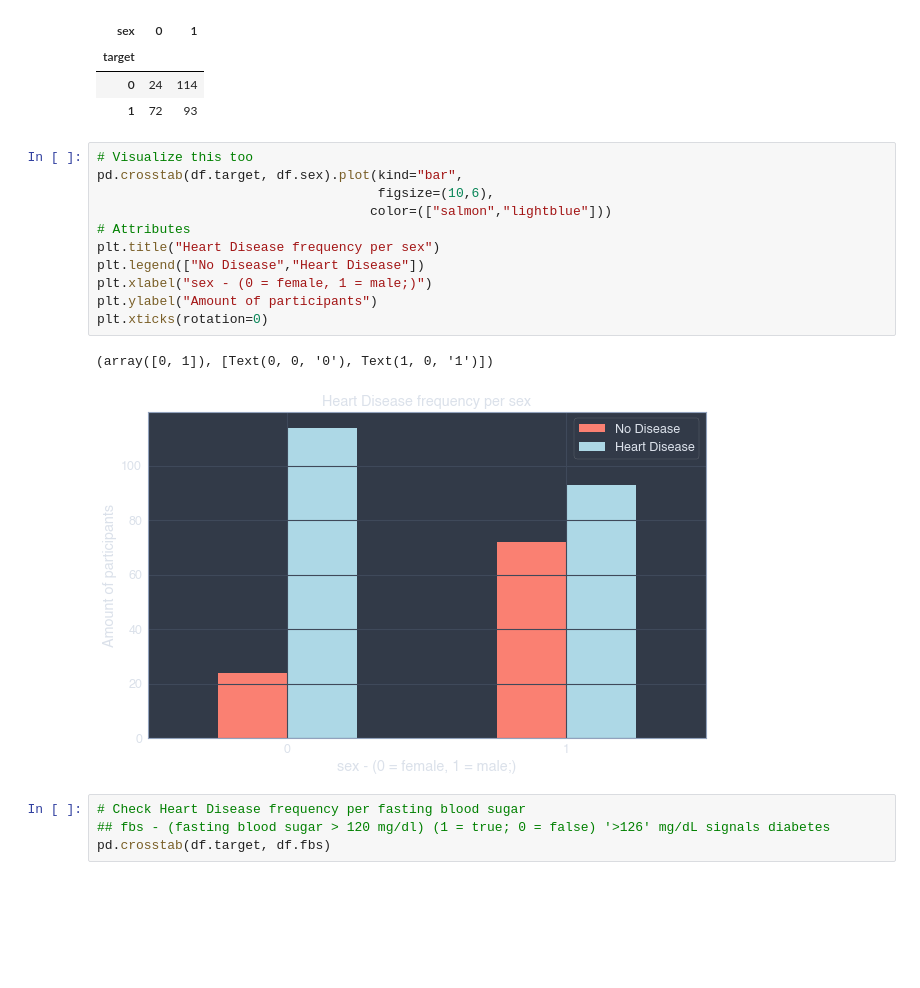
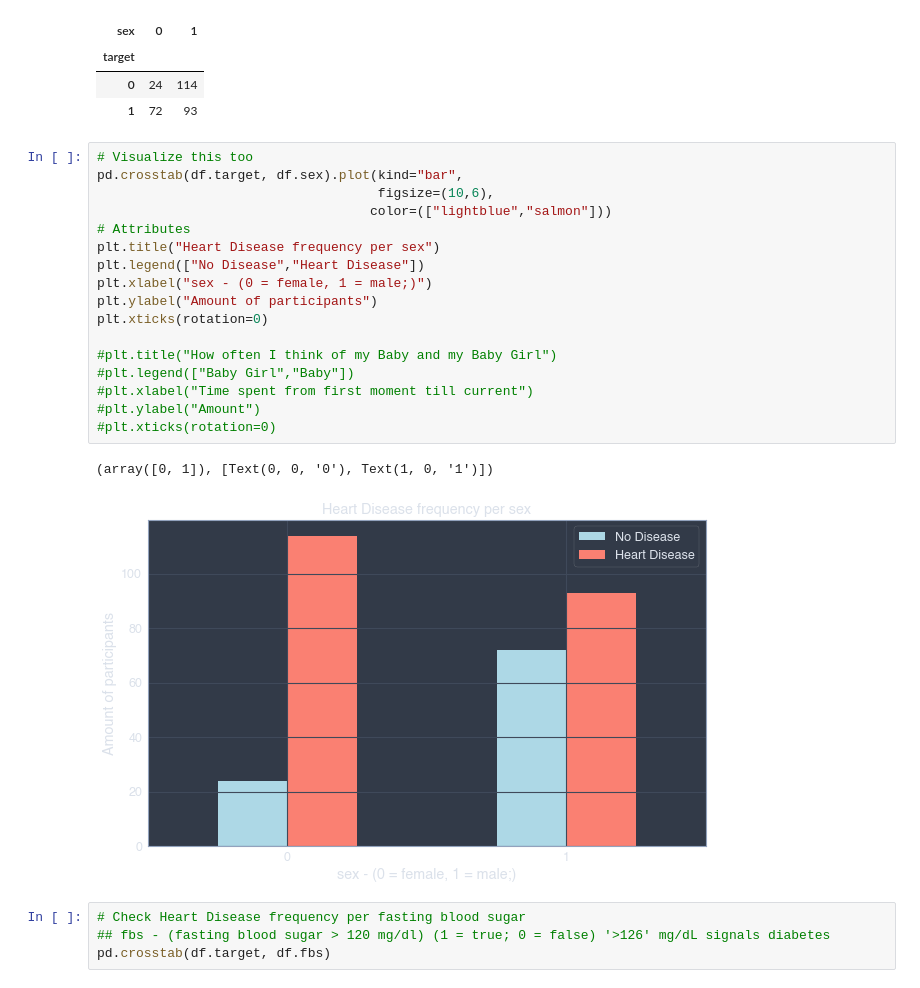
Before and after one commit to Kayan-dev/data-science, a Jupyter notebook: heart-project/heart-disease.ipynb, the cells around one changed output. Cells and saved outputs as stored; diff of their text form; blank space fills up the shorter version.

```diff
--- a/heart-project/heart-disease.ipynb
+++ b/heart-project/heart-disease.ipynb
@@ -227,17 +228,23 @@ pd.crosstab(df.target, df.sex)
 # %%
 # Visualize this too
 pd.crosstab(df.target, df.sex).plot(kind="bar",
                                     figsize=(10,6),
-                                   color=(["salmon","lightblue"]))
+                                   color=(["lightblue","salmon"]))
 # Attributes
 plt.title("Heart Disease frequency per sex")
 plt.legend(["No Disease","Heart Disease"])
 plt.xlabel("sex - (0 = female, 1 = male;)")
 plt.ylabel("Amount of participants")
 plt.xticks(rotation=0)
+
+#plt.title("How often I think of my Baby and my Baby Girl")
+#plt.legend(["Baby Girl","Baby"])
+#plt.xlabel("Time spent from first moment till current")
+#plt.ylabel("Amount")
+#plt.xticks(rotation=0)
 # %% [output]
 (array([0, 1]), [Text(0, 0, '0'), Text(1, 0, '1')])
-[figure, old version]
+[figure, new version]
 # %%
 # Check Heart Disease frequency per fasting blood sugar
 ## fbs - (fasting blood sugar > 120 mg/dl) (1 = true; 0 = false) '>126' mg/dL signals diabetes
```
Also changed, not shown: parts of 20 cells of this notebook.
